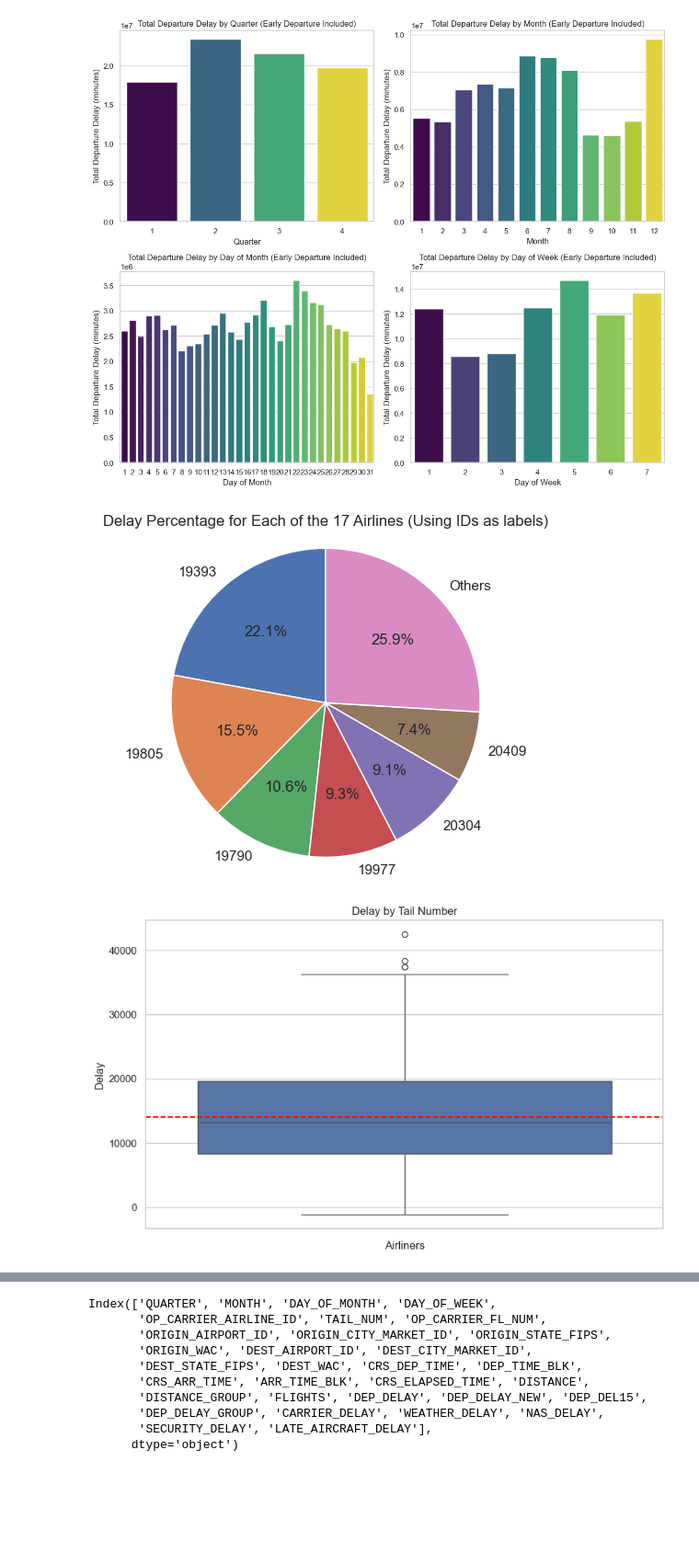
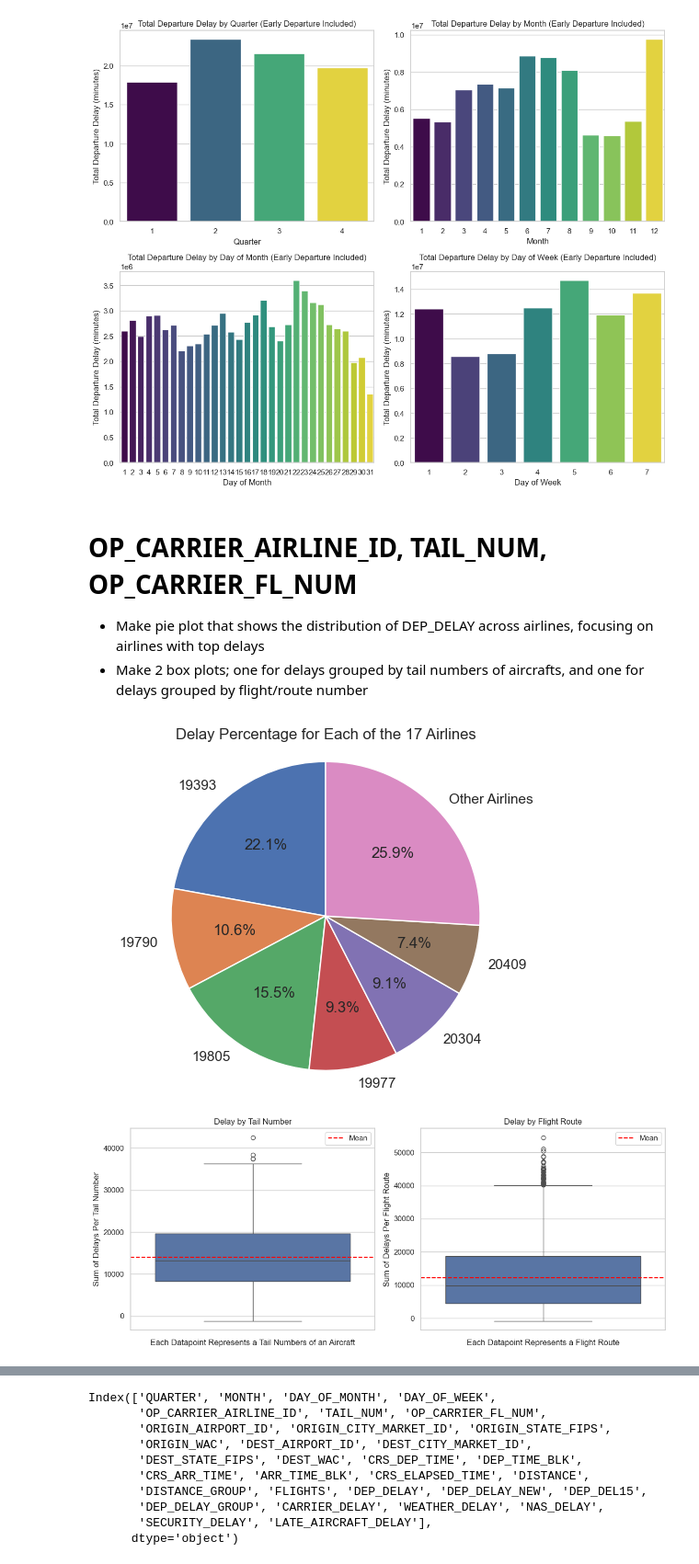
Before and after one commit to MohammedGuniem/Prediction-of-On-time-Flight-Performance, a Jupyter notebook: notebooks/Visualization.ipynb, the cells around one changed output, grey strips where cells are left out. Shown at 92% size. Cells and saved outputs as stored; diff of their text form; code cells hidden in the pictures; blank space fills up the shorter version.

Commit message:
Improved existing visualizations and added more visulaization to view delay distribution

```diff
--- a/notebooks/Visualization.ipynb
+++ b/notebooks/Visualization.ipynb
@@ -99,10 +99,13 @@ plt.tight_layout()
 plt.show()
 # %% [output]
 [figure]
+# %% [markdown]
+# OP_CARRIER_AIRLINE_ID, TAIL_NUM, OP_CARRIER_FL_NUM
+- Make pie plot that shows the distribution of DEP_DELAY across airlines, focusing on airlines with top delays
+- Make 2 box plots; one for delays grouped by tail numbers of aircrafts, and one for delays grouped by flight/route number
 # %%
-# Group by OP_UNIQUE_CARRIER and sum DEP_DELAY
+# Group by OP_CARRIER_AIRLINE_ID and sum DEP_DELAY
 delay_per_OP_CARRIER_AIRLINE_ID  = df.groupby('OP_CARRIER_AIRLINE_ID')['DEP_DELAY'].sum().reset_index()
-delay_per_OP_CARRIER_AIRLINE_ID  = delay_per_OP_CARRIER_AIRLINE_ID.sort_values(by='DEP_DELAY', ascending=False)
 
 # Sample data
 labels = delay_per_OP_CARRIER_AIRLINE_ID['OP_CARRIER_AIRLINE_ID']
@@ -118,7 +121,7 @@ filtered_sizes = []
 others_size = 0
 
 for label, size, percentage in zip(labels, sizes, percentages):
-    if percentage > 5:
+    if percentage > 7:
         filtered_labels.append(label)
         filtered_sizes.append(size)
     else:
@@ -126,37 +129,42 @@ for label, size, percentage in zip(labels, sizes, percentages):
 
 # If there are any "Others", add them to the filtered data
 if others_size > 0:
-    filtered_labels.append('Others')
+    filtered_labels.append('Other Airlines')
     filtered_sizes.append(others_size)
 
 # Create a pie plot
 plt.pie(filtered_sizes, labels=filtered_labels, autopct='%1.1f%%', startangle=90)
-plt.title(f'Delay Percentage for Each of the {len(labels)} Airlines (Using IDs as labels)')
+plt.title(f'Delay Percentage for Each of the {len(labels)} Airlines')
 plt.axis('equal')  # Equal aspect ratio ensures that pie is drawn as a circle.
 plt.show()
 # %% [output]
-[figure, old version]
+[figure, new version]
 # %%
+# Set up the figure and axes
+fig, axes = plt.subplots(1, 2, figsize=(12, 5))
+
 # Group by TAIL_NUM and sum DEP_DELAY
 delay_per_TAIL_NUM  = df.groupby('TAIL_NUM')['DEP_DELAY'].sum().reset_index()
+sns.boxplot(ax=axes[0], data=delay_per_TAIL_NUM['DEP_DELAY'])
+mean_of_delay_per_tail_number = delay_per_TAIL_NUM['DEP_DELAY'].mean()
+axes[0].axhline(mean_of_delay_per_tail_number, color='red', linestyle='--', label='Mean')
+axes[0].set_title('Delay by Tail Number')
+axes[0].set_xlabel('Each Datapoint Represents a Tail Numbers of an Aircraft')
+axes[0].set_ylabel('Sum of Delays Per Tail Number')
+axes[0].legend()
 
-# Create the box plot
-plt.figure(figsize=(10, 6))
-sns.boxplot(data=delay_per_TAIL_NUM['DEP_DELAY'])
+# Group by OP_CARRIER_FL_NUM and sum DEP_DELAY
+delay_per_OP_CARRIER_FL_NUM  = df.groupby('OP_CARRIER_FL_NUM')['DEP_DELAY'].sum().reset_index()
+sns.boxplot(data=delay_per_OP_CARRIER_FL_NUM['DEP_DELAY'], ax=axes[1])
+mean_of_delay_per_flight_route = delay_per_OP_CARRIER_FL_NUM['DEP_DELAY'].mean()
+axes[1].axhline(mean_of_delay_per_flight_route, color='red', linestyle='--', label='Mean')
+axes[1].set_title('Delay by Flight Route')
+axes[1].set_xlabel('Each Datapoint Represents a Flight Route')
+axes[1].set_ylabel('Sum of Delays Per Flight Route')
+axes[1].legend()
 
-# Add titles and labels
-plt.title('Delay by Tail Number')
-plt.xlabel('Airliners')
-plt.ylabel('Delay')
-
-# Calculate the mean
-mean = np.mean(delay_per_TAIL_NUM['DEP_DELAY'])
-
-# Add the mean line
-plt.axhline(mean, color='red', linestyle='--', label='Mean')
-
-
-# Show the plot
+# Display the plots
+plt.tight_layout()
 plt.show()
 # %% [output]
-[figure, old version]
+[figure, new version]
```
Also changed, not shown: parts of 16 cells of this notebook.
